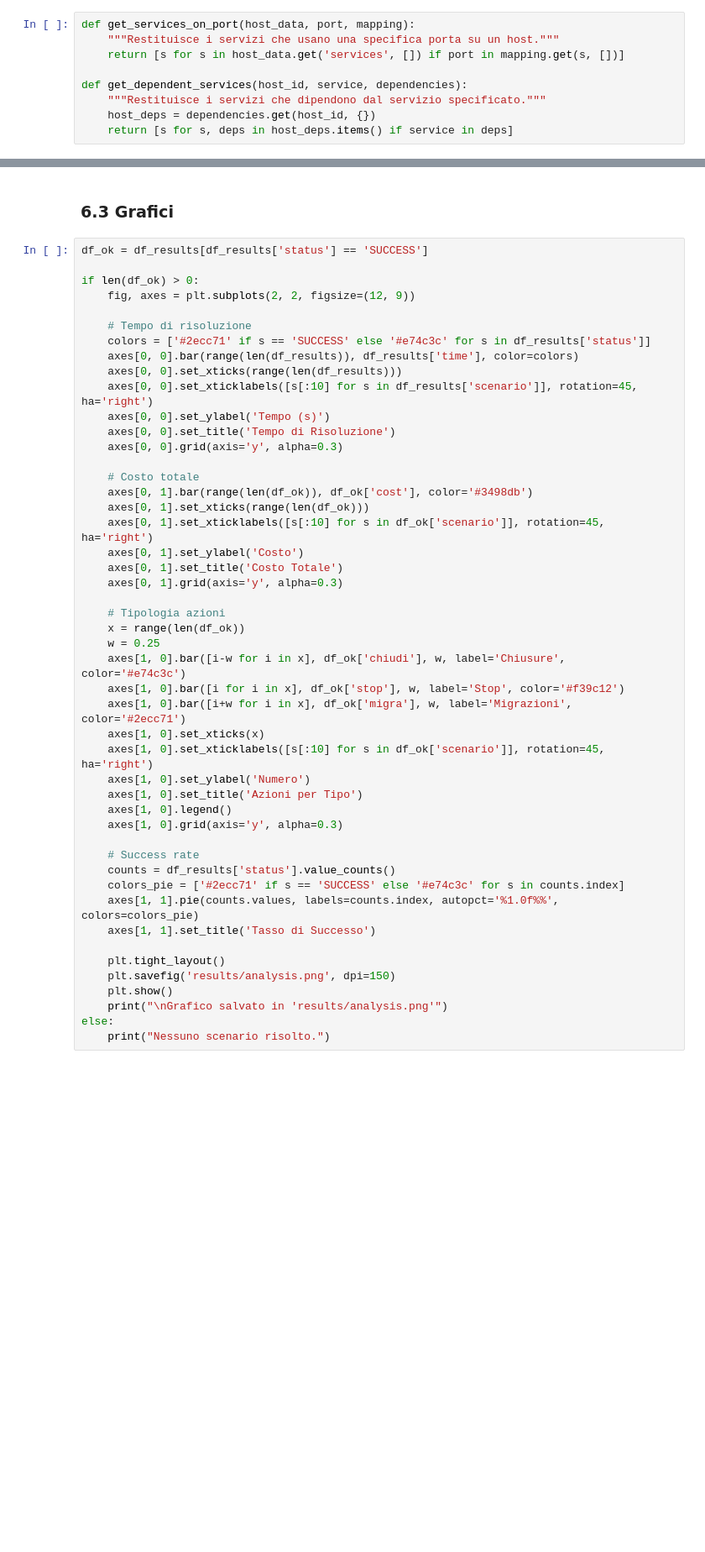
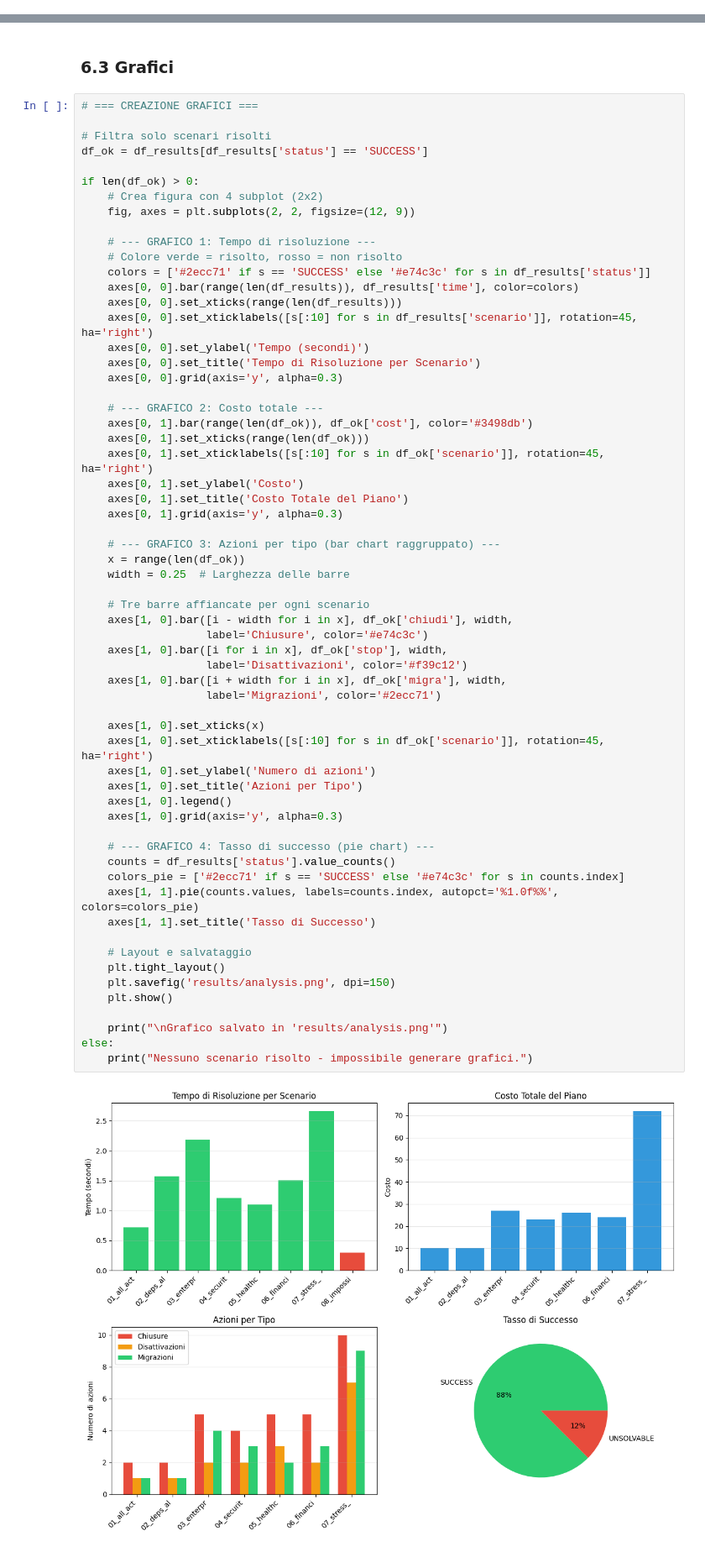
Before and after one commit to FedericoSabbadini/Automatic_NetworkHardening, a Jupyter notebook: network_hardening/network_hardening.ipynb, the cells around one changed output, grey strips where cells are left out. Shown at 84% size. Saved outputs shown, nothing was run; the diff lists cells and outputs as text; blank space fills up the shorter version.

```diff
--- a/network_hardening/network_hardening.ipynb
+++ b/network_hardening/network_hardening.ipynb
@@ -131,12 +228,3 @@ Il sistema utilizza 3 azioni:
 | `chiudi_porta` | 1 | Porta aperta, nessun servizio attivo | Porta chiusa |
 | `disattiva_servizio` | 5 | Servizio attivo, non critico, nessun dipendente attivo | Servizio inattivo |
 | `migra_servizio` | 3 | Servizio attivo, porta alternativa chiusa | Servizio su nuova porta |
-# %%
-def get_services_on_port(host_data, port, mapping):
-    """Restituisce i servizi che usano una specifica porta su un host."""
-    return [s for s in host_data.get('services', []) if port in mapping.get(s, [])]
-
-def get_dependent_services(host_id, service, dependencies):
-    """Restituisce i servizi che dipendono dal servizio specificato."""
-    host_deps = dependencies.get(host_id, {})
-    return [s for s, deps in host_deps.items() if service in deps]
@@ -653,50 +1120,65 @@ if len(df_ok) > 0:
 # %% [markdown]
 ### 6.3 Grafici
 # %%
+# === CREAZIONE GRAFICI ===
+
+# Filtra solo scenari risolti
 df_ok = df_results[df_results['status'] == 'SUCCESS']
 
 if len(df_ok) > 0:
+    # Crea figura con 4 subplot (2x2)
     fig, axes = plt.subplots(2, 2, figsize=(12, 9))
 
-    # Tempo di risoluzione
+    # --- GRAFICO 1: Tempo di risoluzione ---
+    # Colore verde = risolto, rosso = non risolto
     colors = ['#2ecc71' if s == 'SUCCESS' else '#e74c3c' for s in df_results['status']]
     axes[0, 0].bar(range(len(df_results)), df_results['time'], color=colors)
     axes[0, 0].set_xticks(range(len(df_results)))
     axes[0, 0].set_xticklabels([s[:10] for s in df_results['scenario']], rotation=45, ha='right')
-    axes[0, 0].set_ylabel('Tempo (s)')
-    axes[0, 0].set_title('Tempo di Risoluzione')
+    axes[0, 0].set_ylabel('Tempo (secondi)')
+    axes[0, 0].set_title('Tempo di Risoluzione per Scenario')
     axes[0, 0].grid(axis='y', alpha=0.3)
 
-    # Costo totale
+    # --- GRAFICO 2: Costo totale ---
     axes[0, 1].bar(range(len(df_ok)), df_ok['cost'], color='#3498db')
     axes[0, 1].set_xticks(range(len(df_ok)))
     axes[0, 1].set_xticklabels([s[:10] for s in df_ok['scenario']], rotation=45, ha='right')
     axes[0, 1].set_ylabel('Costo')
-    axes[0, 1].set_title('Costo Totale')
+    axes[0, 1].set_title('Costo Totale del Piano')
     axes[0, 1].grid(axis='y', alpha=0.3)
 
-    # Tipologia azioni
+    # --- GRAFICO 3: Azioni per tipo (bar chart raggruppato) ---
     x = range(len(df_ok))
-    w = 0.25
-    axes[1, 0].bar([i-w for i in x], df_ok['chiudi'], w, label='Chiusure', color='#e74c3c')
-    axes[1, 0].bar([i for i in x], df_ok['stop'], w, label='Stop', color='#f39c12')
-    axes[1, 0].bar([i+w for i in x], df_ok['migra'], w, label='Migrazioni', color='#2ecc71')
+    width = 0.25  # Larghezza delle barre
+
+    # Tre barre affiancate per ogni scenario
+    axes[1, 0].bar([i - width for i in x], df_ok['chiudi'], width,
+                   label='Chiusure', color='#e74c3c')
+    axes[1, 0].bar([i for i in x], df_ok['stop'], width,
+                   label='Disattivazioni', color='#f39c12')
+    axes[1, 0].bar([i + width for i in x], df_ok['migra'], width,
+                   label='Migrazioni', color='#2ecc71')
+
     axes[1, 0].set_xticks(x)
     axes[1, 0].set_xticklabels([s[:10] for s in df_ok['scenario']], rotation=45, ha='right')
-    axes[1, 0].set_ylabel('Numero')
+    axes[1, 0].set_ylabel('Numero di azioni')
     axes[1, 0].set_title('Azioni per Tipo')
     axes[1, 0].legend()
     axes[1, 0].grid(axis='y', alpha=0.3)
 
-    # Success rate
+    # --- GRAFICO 4: Tasso di successo (pie chart) ---
     counts = df_results['status'].value_counts()
     colors_pie = ['#2ecc71' if s == 'SUCCESS' else '#e74c3c' for s in counts.index]
     axes[1, 1].pie(counts.values, labels=counts.index, autopct='%1.0f%%', colors=colors_pie)
     axes[1, 1].set_title('Tasso di Successo')
 
+    # Layout e salvataggio
     plt.tight_layout()
     plt.savefig('results/analysis.png', dpi=150)
     plt.show()
+
     print("\nGrafico salvato in 'results/analysis.png'")
 else:
-    print("Nessuno scenario risolto.")
+    print("Nessuno scenario risolto - impossibile generare grafici.")
+# %% [output]
+[figure, added]
```
Also changed, not shown: parts of 22 cells of this notebook, 2 other files.
